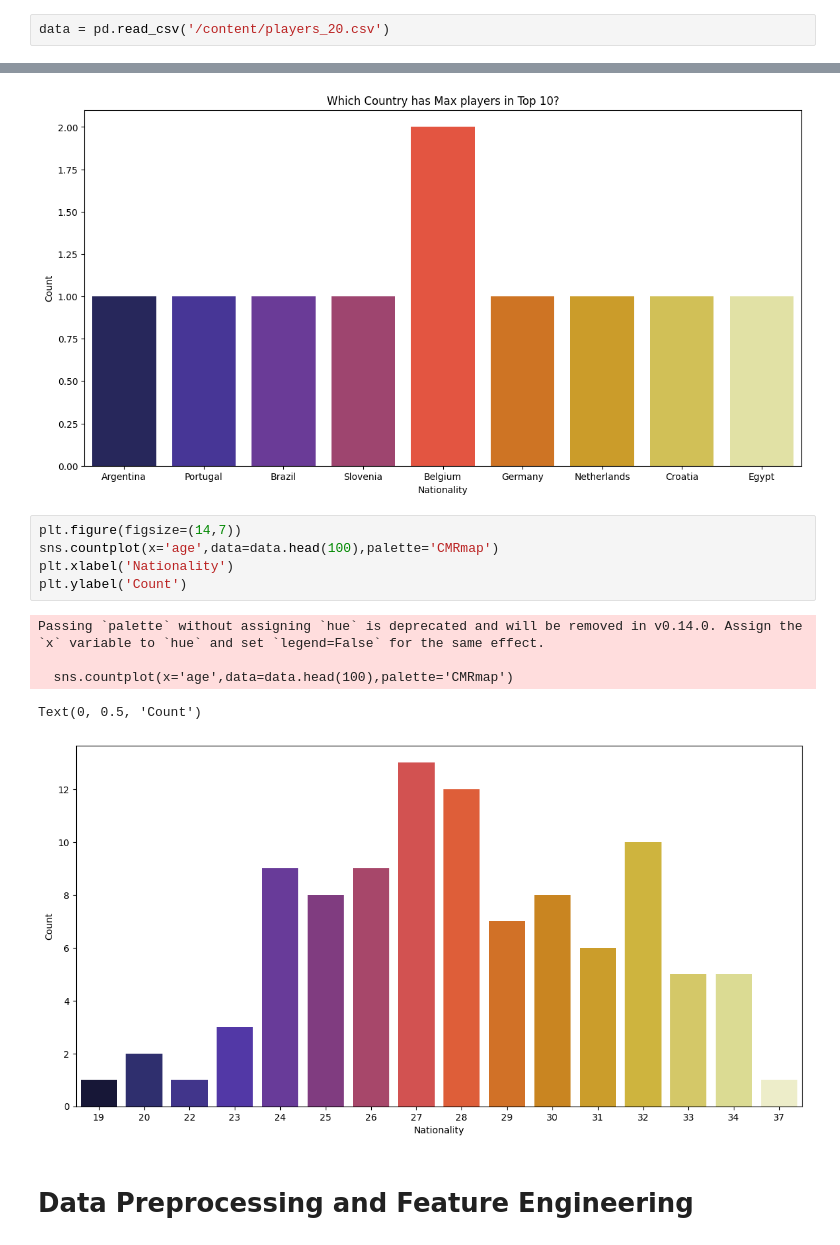
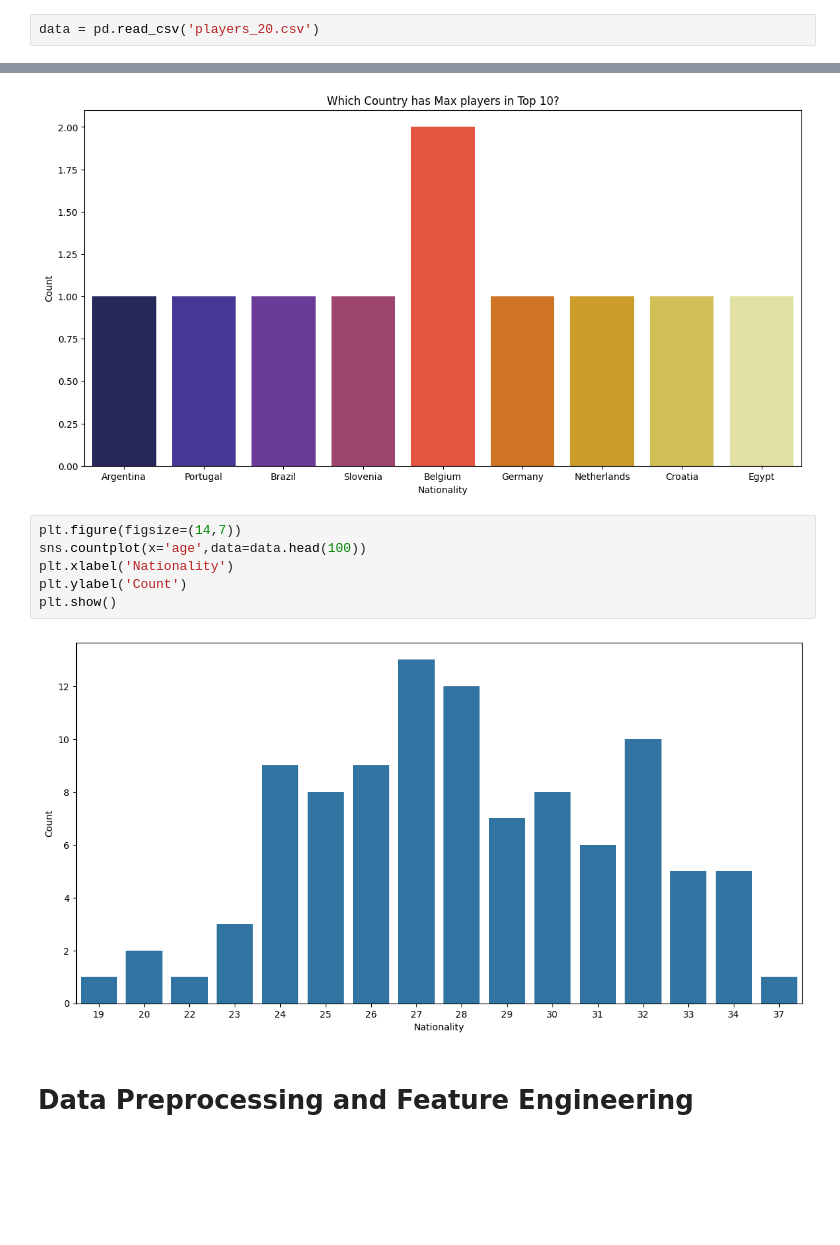
Before and after one commit to SudarshanIngole/Batch-18-2024, a Jupyter notebook: Final_PRCP_FIFA_20.ipynb, the cells around one changed output, grey strips where cells are left out. Saved outputs shown, nothing was run; the diff lists cells and outputs as text; blank space fills up the shorter version.

```diff
--- a/Final_PRCP_FIFA_20.ipynb
+++ b/Final_PRCP_FIFA_20.ipynb
@@ -366,7 +368,7 @@ Let's analyse the data.
 
 ---
 # %%
-data = pd.read_csv('/content/players_20.csv')
+data = pd.read_csv('players_20.csv')
 # %% [markdown]
 # Basic Checks
 
@@ -812,15 +831,12 @@ Passing `palette` without assigning `hue` is deprecated and will be removed in v
 [figure]
 # %%
 plt.figure(figsize=(14,7))
-sns.countplot(x='age',data=data.head(100),palette='CMRmap')
+sns.countplot(x='age',data=data.head(100))
 plt.xlabel('Nationality')
 plt.ylabel('Count')
+plt.show()
 # %% [output]
-Passing `palette` without assigning `hue` is deprecated and will be removed in v0.14.0. Assign the `x` variable to `hue` and set `legend=False` for the same effect.
-
-  sns.countplot(x='age',data=data.head(100),palette='CMRmap')
-Text(0, 0.5, 'Count')
-[figure, old version]
+[figure, new version]
 # %% [markdown]
 # Data Preprocessing and Feature Engineering
 # %% [markdown]
```
Also changed, not shown: parts of 34 cells of this notebook.
